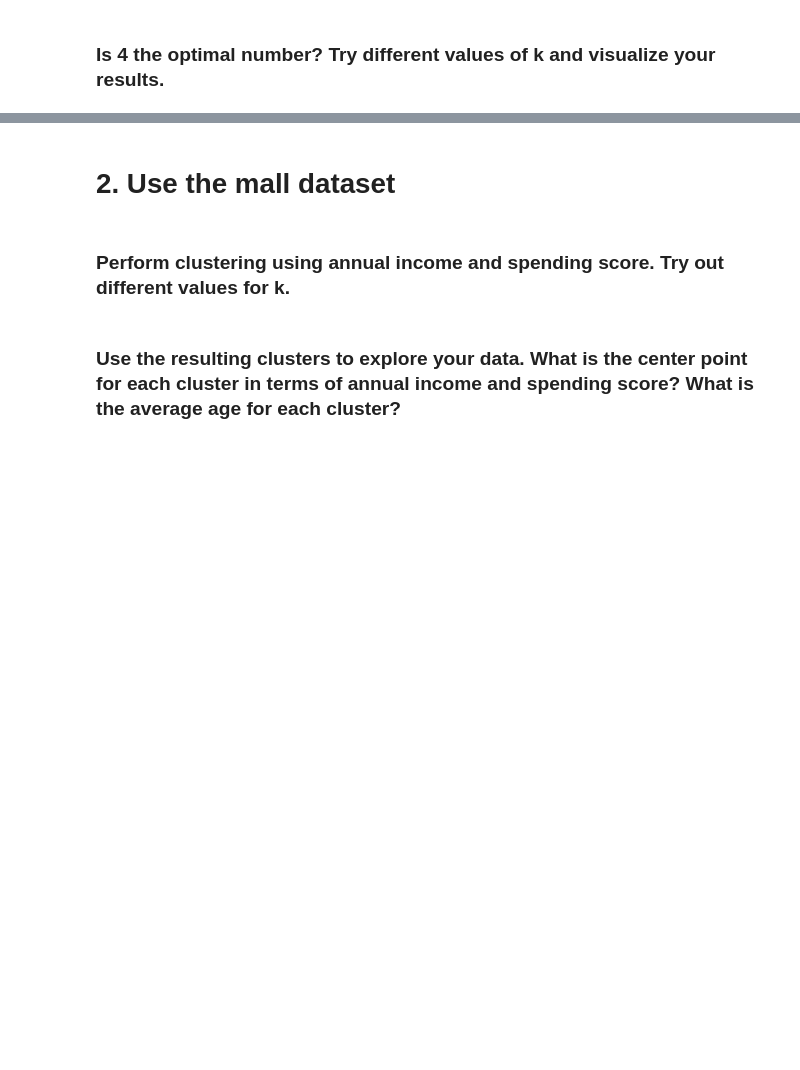
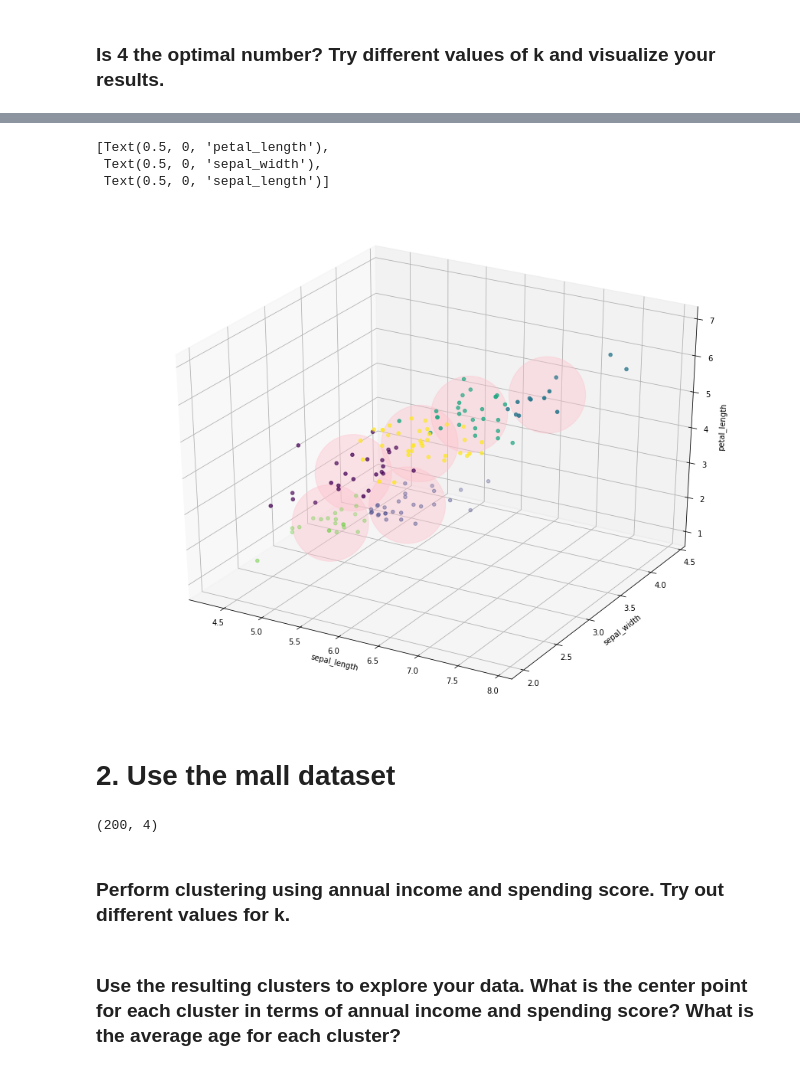
Before and after one commit to Tim-Sotirhos/ds-methodologies-exercises, a Jupyter notebook: clustering/modeling.ipynb, the cells around one changed output, grey strips where cells are left out. Drawn from its saved outputs; the diff is of its cells as text; code cells hidden in the pictures; blank space fills up the shorter version.

```diff
--- a/clustering/modeling.ipynb
+++ b/clustering/modeling.ipynb
@@ -59,2 +87,6 @@ array([[5.53214286, 2.63571429, 3.96071429],
 # %% [markdown]
 ### Is 4 the optimal number? Try different values of k and visualize your results.
+# %%
+kmeans = KMeans(n_clusters=6)
+kmeans.fit(iris)
+kmeans.predict(iris)
@@ -60,0 +101,6 @@ array([[5.53214286, 2.63571429, 3.96071429],
+# %%
+centers = pd.DataFrame(kmeans.cluster_centers_, columns=iris.columns)\
+    .reset_index()\
+    .rename({'index': 'cluster'}, axis=1)\
+    .set_index('cluster')
+centers
@@ -61,5 +116,22 @@ array([[5.53214286, 2.63571429, 3.96071429],
+# %%
+fig = plt.figure(figsize=(12, 9))
+ax = Axes3D(fig)
+
+ax.scatter(iris.sepal_length, iris.sepal_width, iris.petal_length, c=kmeans.labels_)
+ax.scatter(centers.sepal_length, centers.sepal_width, centers.petal_length, c='pink', s=10000, alpha=.4)
+ax.set(xlabel='sepal_length', ylabel='sepal_width', zlabel='petal_length')
+# %% [output]
+[Text(0.5, 0, 'petal_length'),
+ Text(0.5, 0, 'sepal_width'),
+ Text(0.5, 0, 'sepal_length')]
+[figure, added]
 # %% [markdown]
 # 2. Use the mall dataset
+# %%
+mall = wrangle_mall.acquire_mall()
+mall.shape
+# %% [output]
+(200, 4)
 # %% [markdown]
 ### Perform clustering using annual income and spending score. Try out different values for k.
 # %% [markdown]
```
Also changed, not shown: parts of 10 cells of this notebook.
